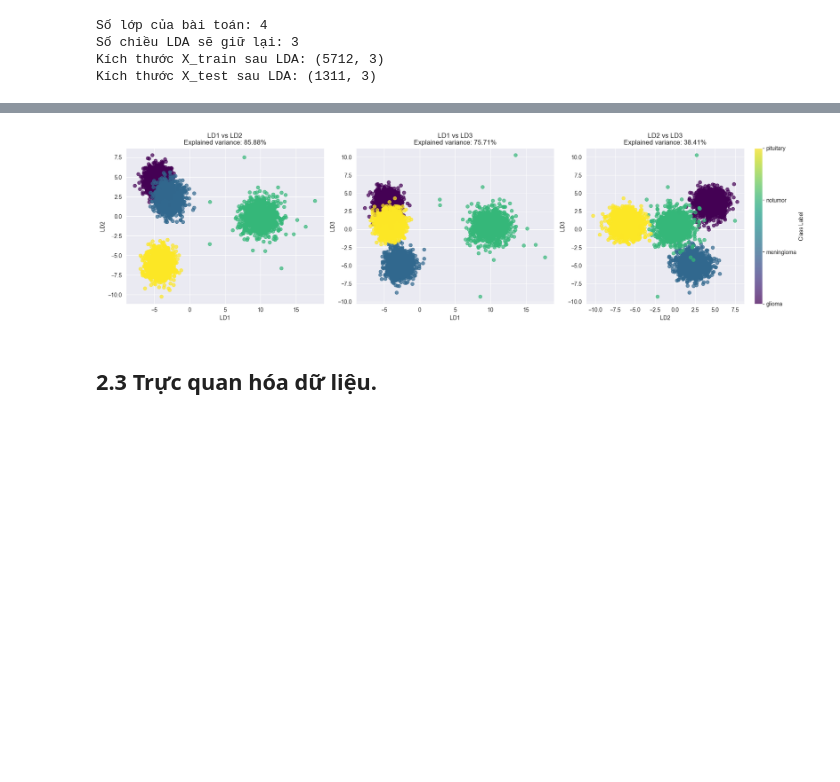
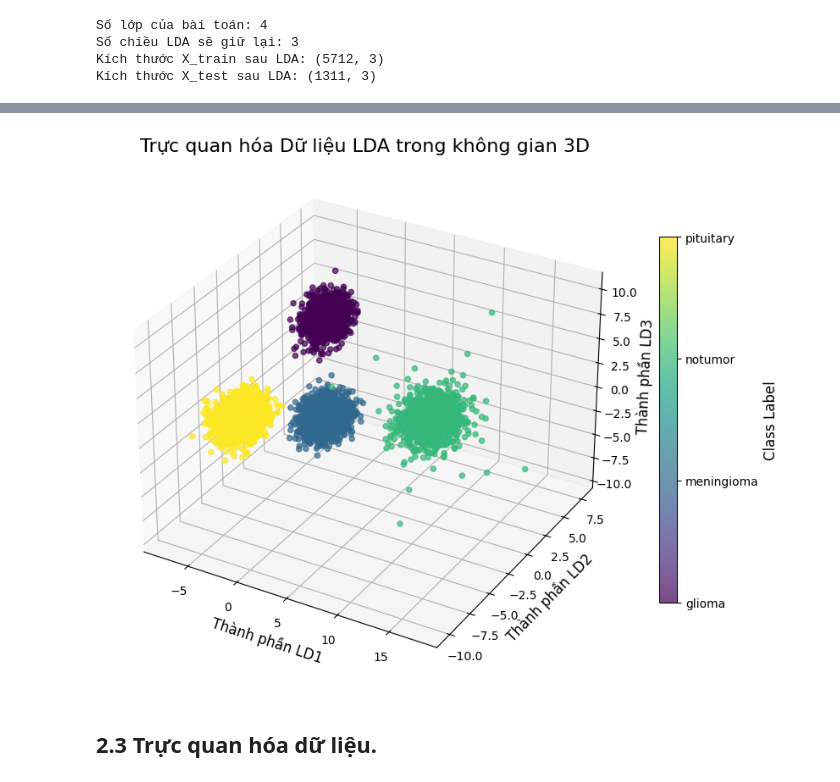
Before and after one commit to Duyhai2005/project_ml, a Jupyter notebook: preprocessing_data.ipynb, the cells around one changed output, grey strips where cells are left out. Drawn from its saved outputs; the diff is of its cells as text; code cells hidden in the pictures; blank space fills up the shorter version.

Commit message:
chuyen truc  quan hoa du lieu sau lda thanh 3D

```diff
--- a/preprocessing_data.ipynb
+++ b/preprocessing_data.ipynb
@@ -656,33 +656,42 @@ print(f"Tỷ lệ phương sai giữa các lớp: {explained_variance}")
 Tỷ lệ phương sai giữa các lớp: [0.61585565 0.24293523 0.14120911]
 # %%
-pairs_lda = list(itertools.combinations(range(n_components), 2))
+import matplotlib.pyplot as plt
+from mpl_toolkits.mplot3d import Axes3D  # Import thư viện cần thiết cho vẽ 3D
 
-plt.figure(figsize=(18, 5))
+# --- Thiết lập Figure và Axes cho biểu đồ 3D ---
+# Chúng ta tạo một figure duy nhất thay vì nhiều subplot
+fig = plt.figure(figsize=(10, 8))
+ax = fig.add_subplot(111, projection='3d') # projection='3d' là tham số quan trọng
+
+# --- Vẽ các điểm dữ liệu trong không gian 3D ---
+# ax.scatter cần 3 trục: xs, ys, và zs
+scatter_3d = ax.scatter(
+    xs=X_train_lda[:, 0],  # Trục X tương ứng với LD1
+    ys=X_train_lda[:, 1],  # Trục Y tương ứng với LD2
+    zs=X_train_lda[:, 2],  # Trục Z tương ứng với LD3
+    c=y_train_encoded,     # Màu sắc vẫn được quyết định bởi nhãn thật
+    cmap='viridis',
+    s=20,                  # Kích thước của mỗi điểm
+    alpha=0.7
+)
+
+# --- Thêm các nhãn và tiêu đề ---
+ax.set_title("Trực quan hóa Dữ liệu LDA trong không gian 3D", fontsize=16)
+ax.set_xlabel("Thành phần LD1", fontsize=12)
+ax.set_ylabel("Thành phần LD2", fontsize=12)
+ax.set_zlabel("Thành phần LD3", fontsize=12)
+
+# --- Thêm Chú giải (Colorbar) ---
 class_names = label_encoder.classes_
+cbar = fig.colorbar(scatter_3d, shrink=0.7)
+cbar.set_ticks(range(len(class_names)))
+cbar.set_ticklabels(class_names)
+cbar.set_label('Class Label', fontsize=12)
 
-for i, (x_idx, y_idx) in enumerate(pairs_lda):
-    plt.subplot(1, 3, i + 1)
-    scatter = plt.scatter(
-        X_train_lda[:, x_idx],
-        X_train_lda[:, y_idx],
-        c=y_train_encoded,
-        cmap='viridis',
-        alpha=0.7
-    )
-    plt.xlabel(f"LD{x_idx + 1}")
-    plt.ylabel(f"LD{y_idx + 1}")
-    pair_var = explained_variance[x_idx] + explained_variance[y_idx]
-    plt.title(f"LD{x_idx + 1} vs LD{y_idx + 1}\nExplained variance: {pair_var:.2%}")
-    plt.grid(True)
-
-cbar = plt.colorbar(scatter, ticks=range(len(class_names)))
-cbar.ax.set_yticklabels(class_names)
-cbar.set_label('Class Label')
-
-plt.tight_layout()
+# Hiển thị biểu đồ
 plt.show()
 # %% [output]
-[figure, old version]
+[figure, new version]
 # %%
 scaler = StandardScaler()
 lda = LinearDiscriminantAnalysis(n_components=3)
```
Also changed, not shown: parts of 17 cells of this notebook.
